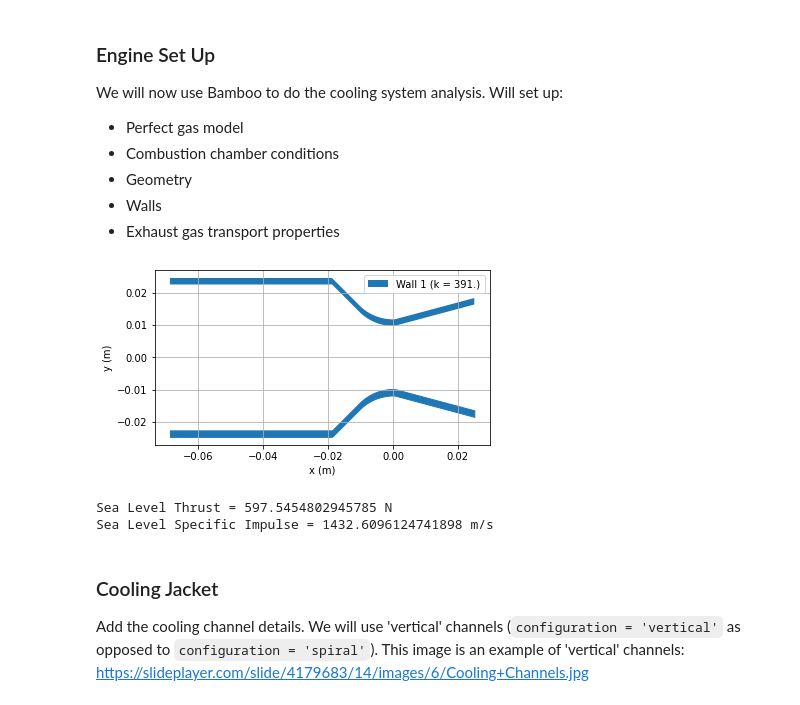
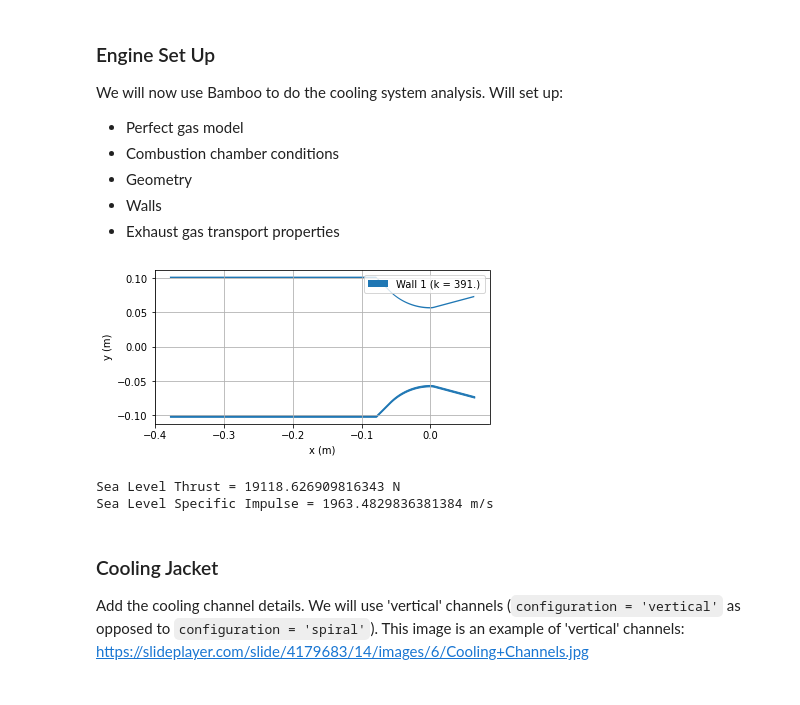
Before and after one commit to Idealistmatthew/White_Giant_Sims, a Jupyter notebook: WhiteGiant.ipynb, the cells around one changed output. Cells and saved outputs as stored; diff of their text form; code cells hidden in the pictures.

Commit message:
edit to use radius instead of area

```diff
--- a/WhiteGiant.ipynb
+++ b/WhiteGiant.ipynb
@@ -25,11 +26,13 @@ perfect_gas = bam.PerfectGas(gamma = 1.2413, cp = 1907.2)
 
 
 # Geometry properties
-Rc = 0.0225                  # Chamber radius (m)
-Rt = bam.isen.get_throat_area(perfect_gas,chamber_conditions,mdot)                 # Throat radius (m)
-Re = bam.isen.get_exit_area(perfect_gas, chamber_conditions,pe, mdot)
+Rc = 0.1                  # Chamber radius (m)
+At = bam.isen.get_throat_area(perfect_gas,chamber_conditions,mdot)
+Ae = bam.isen.get_exit_area(perfect_gas, chamber_conditions,pe, mdot)
+Rt =(At/np.pi)**0.5                # Throat radius (m)
+Re =(Ae/np.pi)**0.5
 area_ratio = Re/Rt              # Area ratio (A_exit / A_throat)
-Lc = 0.050                   # Length of chamber (up to beginning of nozzle converging section) (m)
+Lc = 0.3                   # Length of chamber (up to beginning of nozzle converging section) (m)
 theta_conv = 45             # Angle of converging section (deg)
 
 # Use the in-built Rao geometry generator
@@ -49,27 +52,25 @@ We will now use Bamboo to do the cooling system analysis. Will set up:
 - Exhaust gas transport properties
 # %%
 # Set up the objects we need
-perfect_gas = bam.PerfectGas(gamma = 1.31, cp = 830)                   # Approximate values for CO2
-chamber_conditions = bam.ChamberConditions(p0 = pc, T0 = Tc)
 geometry = bam.Geometry(xs = xs, rs = rs)
 exhaust_transport = bam.materials.CO2                                  # Use the built-in CO2 approximation
 wall = bam.Wall(material = bam.materials.CopperC106, thickness = 2e-3) # Use the built in C106 copper data
 
 # Submit them all at inputs to the Engine object
 engine = bam.Engine(perfect_gas = perfect_gas,
                     chamber_conditions = chamber_conditions,
                     geometry = geometry,
                     exhaust_transport = exhaust_transport,
                     walls = wall)
 engine.plot()
 bam.show()
 
 print(f"Sea Level Thrust = {engine.thrust(p_amb = 1e5)} N")
 print(f"Sea Level Specific Impulse = {engine.isp(p_amb = 1e5)} m/s")
 # %% [output]
-[figure, old version]
+[figure, new version]
-Sea Level Thrust = 597.5454802945785 N
-Sea Level Specific Impulse = 1432.6096124741898 m/s
+Sea Level Thrust = 19118.626909816343 N
+Sea Level Specific Impulse = 1963.4829836381384 m/s
 # %% [markdown]
 ### Cooling Jacket
 
```
Also changed, not shown: parts of 1 cell of this notebook.
